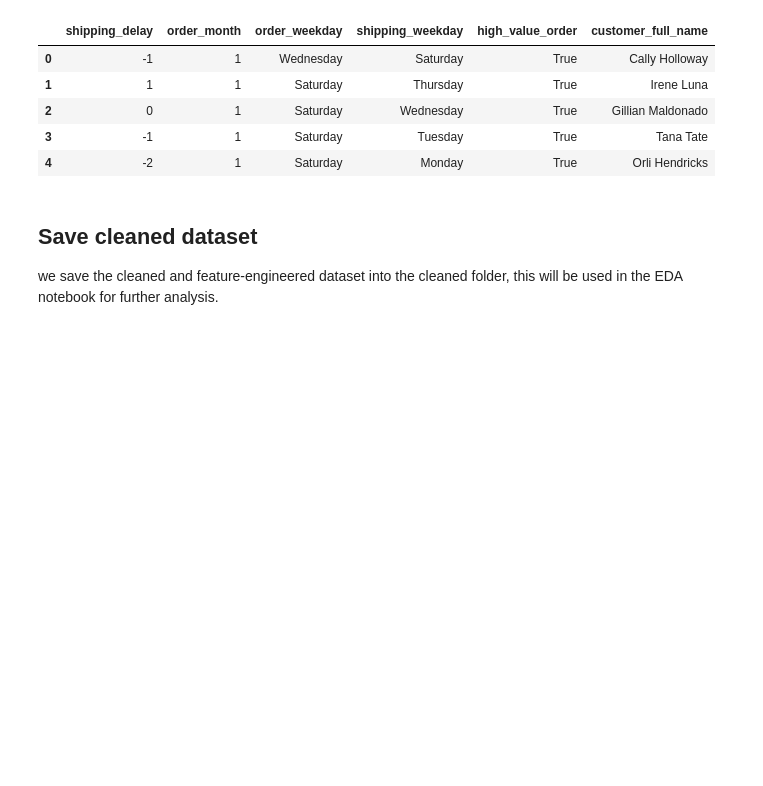
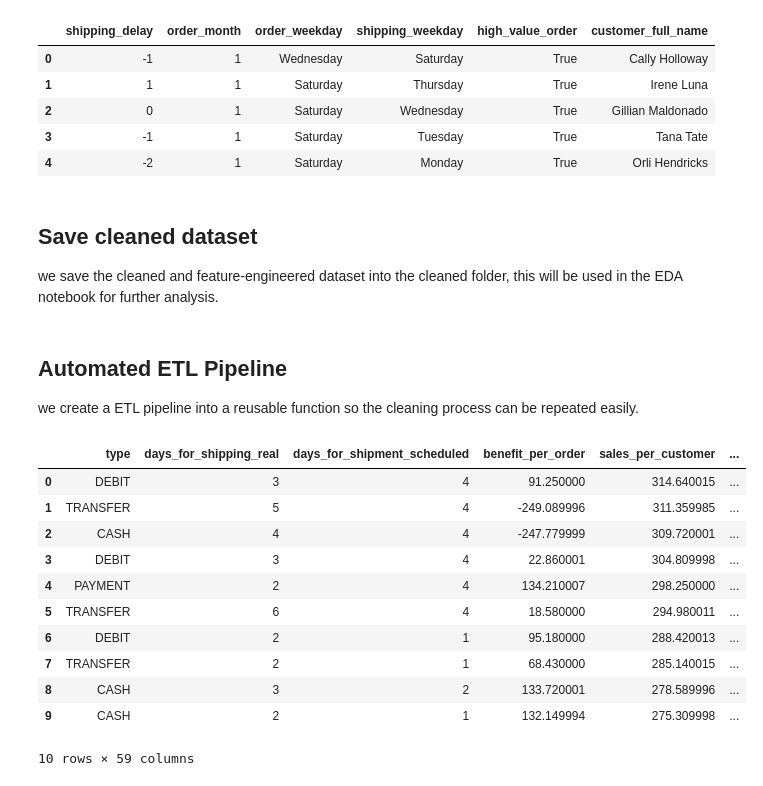
Before and after one commit to ljay9988/warehouse-analytics-project2, a Jupyter notebook: jupyter_notebooks/01-etl.ipynb, the cells around one changed output. Cells and saved outputs as stored; diff of their text form; code cells hidden in the pictures; blank space fills up the shorter version.

Commit message:
EDA progress + ETL pipeline integration

```diff
--- a/jupyter_notebooks/01-etl.ipynb
+++ b/jupyter_notebooks/01-etl.ipynb
@@ -191,3 +191,58 @@ df[['shipping_delay',
 we save the cleaned and feature-engineered dataset into the cleaned folder, this will be used in the EDA notebook for further analysis.
 # %%
 df.to_csv("../data/cleaned/dataco_cleaned.csv", index=False)
+# %% [markdown]
+## Automated ETL Pipeline
+we create a ETL pipeline into a reusable function so the cleaning process can be repeated easily.
+# %%
+def etl_pipeline():
+    df = pd.read_csv("../data/raw/DataCoSupplyChainDataset.csv", encoding="ISO-8859-1", engine="python")
+#clean column names
+    df.columns = (
+        df.columns
+        .str.strip()
+        .str.lower()
+        .str.replace(" ", "_")
+        .str.replace("(", "")
+        .str.replace(")", "")
+    )
+#convert date columns to datetime
+    date_cols = [
+        'order_date_dateorders',
+        'shipping_date_dateorders',
+    ]
+    for col in date_cols:
+        df[col] = pd.to_datetime(df[col], errors='coerce')
+
+# handle missing values
+    df.loc[:, 'customer_lname'] = df['customer_lname'].fillna('Unknown')
+    df.loc[:, 'customer_zipcode'] = df['customer_zipcode'].fillna(0)
+
+# create new features
+    df['shipping_delay'] = (df['days_for_shipping_real'] - df['days_for_shipment_scheduled'])
+    df['order_month'] = df['order_date_dateorders'].dt.month
+    df['order_weekday'] = df['order_date_dateorders'].dt.day_name()
+    df['shipping_weekday'] = df['shipping_date_dateorders'].dt.day_name()
+    df['high_value_order'] = df['order_item_total'] > df['order_item_total'].median()
+    df['customer_full_name'] = df['customer_fname'] + ' ' + df['customer_lname']
+
+# save cleaned data to csv
+    df.to_csv("../data/cleaned/dataco_cleaned.csv", index=False)
+
+    return df
+# %%
+etl_df = etl_pipeline()
+etl_df.head(10)
+# %% [output]
+|  | type | days_for_shipping_real | days_for_shipment_scheduled | benefit_per_order | sales_per_customer | ... |
+| 0 | DEBIT | 3 | 4 | 91.250000 | 314.640015 | ... |
+| 1 | TRANSFER | 5 | 4 | -249.089996 | 311.359985 | ... |
+| 2 | CASH | 4 | 4 | -247.779999 | 309.720001 | ... |
+| 3 | DEBIT | 3 | 4 | 22.860001 | 304.809998 | ... |
+| 4 | PAYMENT | 2 | 4 | 134.210007 | 298.250000 | ... |
+| 5 | TRANSFER | 6 | 4 | 18.580000 | 294.980011 | ... |
+| 6 | DEBIT | 2 | 1 | 95.180000 | 288.420013 | ... |
+| 7 | TRANSFER | 2 | 1 | 68.430000 | 285.140015 | ... |
+| 8 | CASH | 3 | 2 | 133.720001 | 278.589996 | ... |
+| 9 | CASH | 2 | 1 | 132.149994 | 275.309998 | ... |
+10 rows × 59 columns
```
Also changed, not shown: 3 other files.
